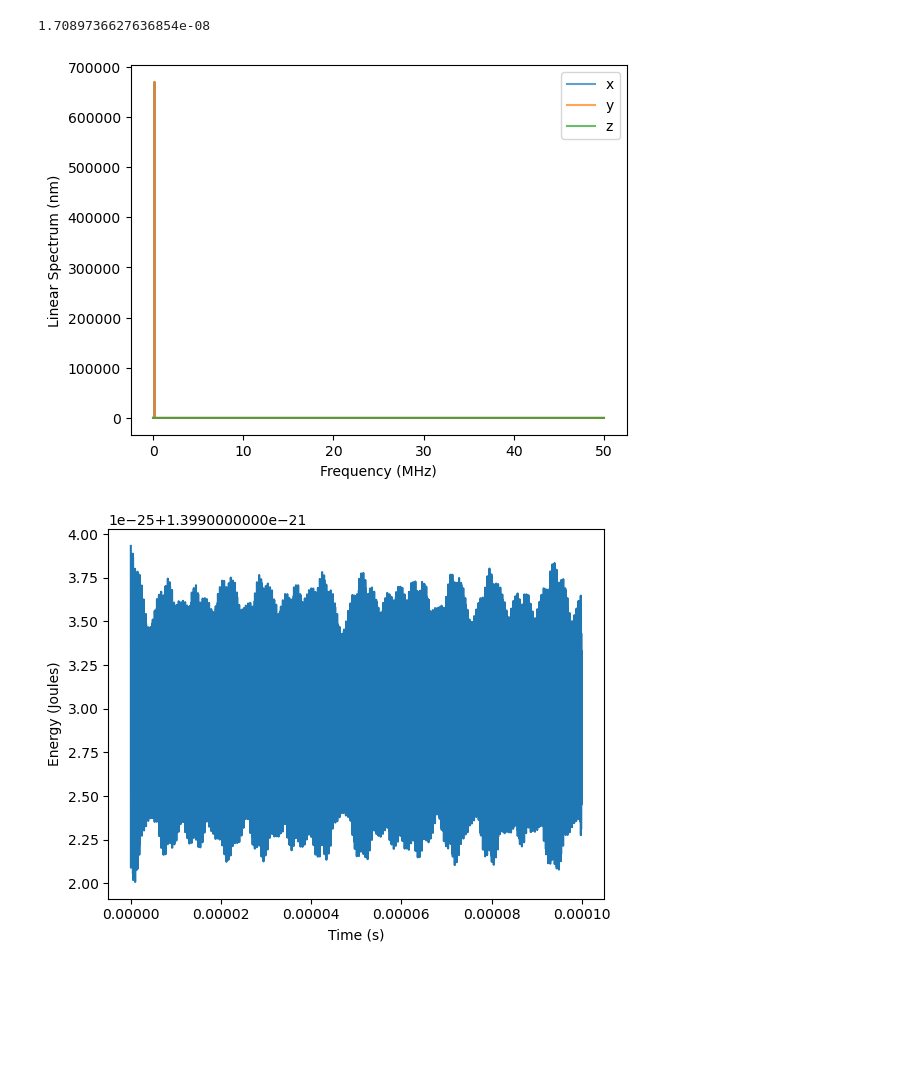
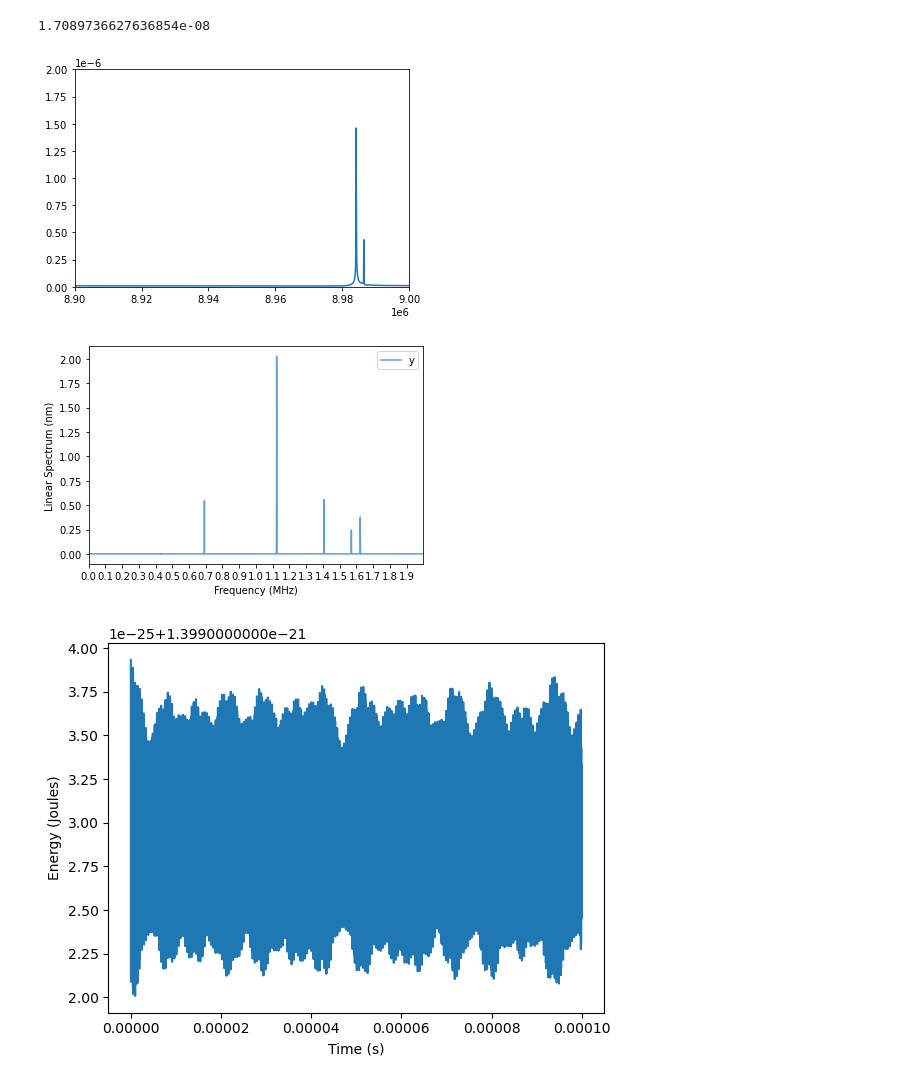
Before and after one commit to code-sc/ion-trap-simulation, a Jupyter notebook: simulation_code.ipynb, the cells around one changed output. Cells and saved outputs as stored; diff of their text form; code cells hidden in the pictures; blank space fills up the shorter version.

```diff
--- a/simulation_code.ipynb
+++ b/simulation_code.ipynb
@@ -1220,6 +1377,11 @@ def cartesian_to_polar(cart):
         if pol[1] < 0:
             pol[1] = 2*np.pi + pol[1]
         pol[2] = cart[2]
+    elif cart.ndim == 2:
+        pol[:,0] = np.sqrt(cart[:,0]**2 + cart[:,1]**2)
+        pol[:,1] = np.arctan2(cart[:,1], cart[:,0])
+        pol[:,1] = np.where(pol[:,1] < 0, 2*np.pi + pol[:,1], pol[:,1])
+        pol[:,2] = cart[:,2]
     else:
         pol[:,:,0] = np.sqrt(cart[:,:,0]**2 + cart[:,:,1]**2)
         pol[:,:,1] = np.arctan2(cart[:,:,1], cart[:,:,0])
@@ -1483,4 +1742,4 @@ def get_ring_eq_pos(n, offset=0, perturbed=False, coord_system="cart"):
     return r_eq
 # %%
 # calculate equilibrium positions
-r_eq = get_ring_eq_pos(n, offset=0, perturbed=False)
+r_eq = get_ring_eq_pos(n, offset=0, perturbed=True, method="BFGS", coulomb_cutoff=0)
@@ -1567,3 +1839,17 @@ def get_ring_eigenmodes(n, coord_system="cart"):
     if coord_system == "pol":
         eigenvectors = cartesian_to_polar(eigenvectors)
     return eigenvalues, eigenvectors
+# %%
+# examine eigenfrequencies
+evals, evecs = get_ring_eigenmodes(n, coord_system="cart")
+efreqs = np.sqrt(evals / M_Yb) / (2 * np.pi)
+# print(evals)
+print("Azimuthal (φ) ω's:")
+for i in range(n):
+    print(f"{efreqs[i] / 1e6} MHz from h={evals[i]}")
+print("Radial (r) ω's:")
+for i in range(n, 2*n):
+    print(f"{efreqs[i] / 1e6} MHz from h={evals[i]}")
+print("Axial (z) ω's:")
+for i in range(2*n, 3*n):
+    print(f"{efreqs[i] / 1e6} MHz from h={evals[i]}")
@@ -1746,7 +2059,7 @@ for i in range(n):
 # run simulation
 
 T = 1e-5
-dt = 1e-8
+dt = 1e-9
 # dt = 5e-10 # for fourier
 
 r_sim, v_sim, a_sim, t_sim = md_sim(n, r_0, v_0,
@@ -1883,9 +2196,11 @@ yf = np.abs(rfftn(r_sim[:,0,1]))
 xf = rfftfreq(int(T / dt), T/int(T/dt))
 
 plt.plot(xf, yf)
-plt.xlim(9e6, 9.2e6)
-plt.ylim((0, 5))
+plt.xlim(8.9e6, 9e6)
+plt.ylim((0, 2e-6))
 plt.show()
+# %% [output]
+[figure, added]
 # %%
 # get peaks from fourier transform
 from scipy.signal import argrelmax
@@ -1934,50 +2249,50 @@ from scipy.signal import welch, butter, sosfilt
 
 n_tsteps = int(T/dt)
 
+# np.abs(rfftn(np.sin(np.unwrap(r_sim[:,0,0]))))
+
 # sos = butter(10, 1e5, fs=(1/dt), btype="highpass", output="sos")
 # r_filt = sosfilt(sos, r_sim[:,0,0])
 # plt.plot(np.linspace(0,T,n_tsteps+1), r_filt)
 
 dims = {
-        0: "x",
+        # 0: "x",
         1: "y",
-        2: "z",
+        # 2: "z",
         }
 for i in dims:
     freq, Pxx_spec = welch(r_sim[:,0,i], fs=(1/dt), window="hann", scaling="spectrum", nperseg=n_tsteps)
     lin_spec = Pxx_spec ** 0.5
     plt.plot(freq / 1e6, lin_spec * 1e9, label=dims[i], alpha=0.7)
+
+{
 # plt.plot(freq, lin_spec)
 # plt.plot(freq[:20000], lin_spec[:20000])
 
 # freq, Pxx_spec = we
 # lch(r_sim[28000:29000,3,0], fs=(1/dt), window="hann", scaling="spectrum", nperseg=n_tsteps)
 # lin_spec1 = Pxx_spec ** 0.5
 # # plt.plot(freq, lin_spec1, alpha=0.2)
 
 # freq, Pxx_spec = welch(r_sim[18000:19000,3,0], fs=(1/dt), window="hann", scaling="spectrum", nperseg=n_tsteps)
 # lin_spec2 = Pxx_spec ** 0.5
 # # plt.plot(freq, lin_spec2, alpha=0.2)
 
 # freq, Pxx_spec = welch(r_sim[:1000,3,0], fs=(1/dt), window="hann", scaling="spectrum", nperseg=n_tsteps)
 # lin_spec3 = Pxx_spec ** 0.5
 # # plt.plot(freq, lin_spec3, alpha=0.2)
+}
 
-
-# plt.xlim(0, 1.2e7) # for all modes
-# plt.xlim((0, 2e6)) # for azimuthal eigenmodes
-# plt.xlim((0, 0.1)) # for azimuthal eigenmodes
-# plt.ylim((0, 10000))
-# plt.xlim((8.8e6, 9.2e6)) # for radial eigenmodes
-# plt.ylim((0, 1e-11))
-# plt.xlim(9.9e6, 1.0025e7) # for axial eigenmodes
+plt.xlim(0, 2)
+plt.xticks(np.arange(0, 2, 0.1))
+# plt.ylim(0, 1)
 
 plt.xlabel("Frequency (MHz)")
 plt.ylabel("Linear Spectrum (nm)")
 plt.legend()
 plt.show()
 # %% [output]
-[figure, old version]
+[figure, new version]
 # %%
 # get peaks from fourier transform with power spectral density
 from scipy.signal import argrelmax
```
Also changed, not shown: parts of 29 cells of this notebook, 2 other files.
